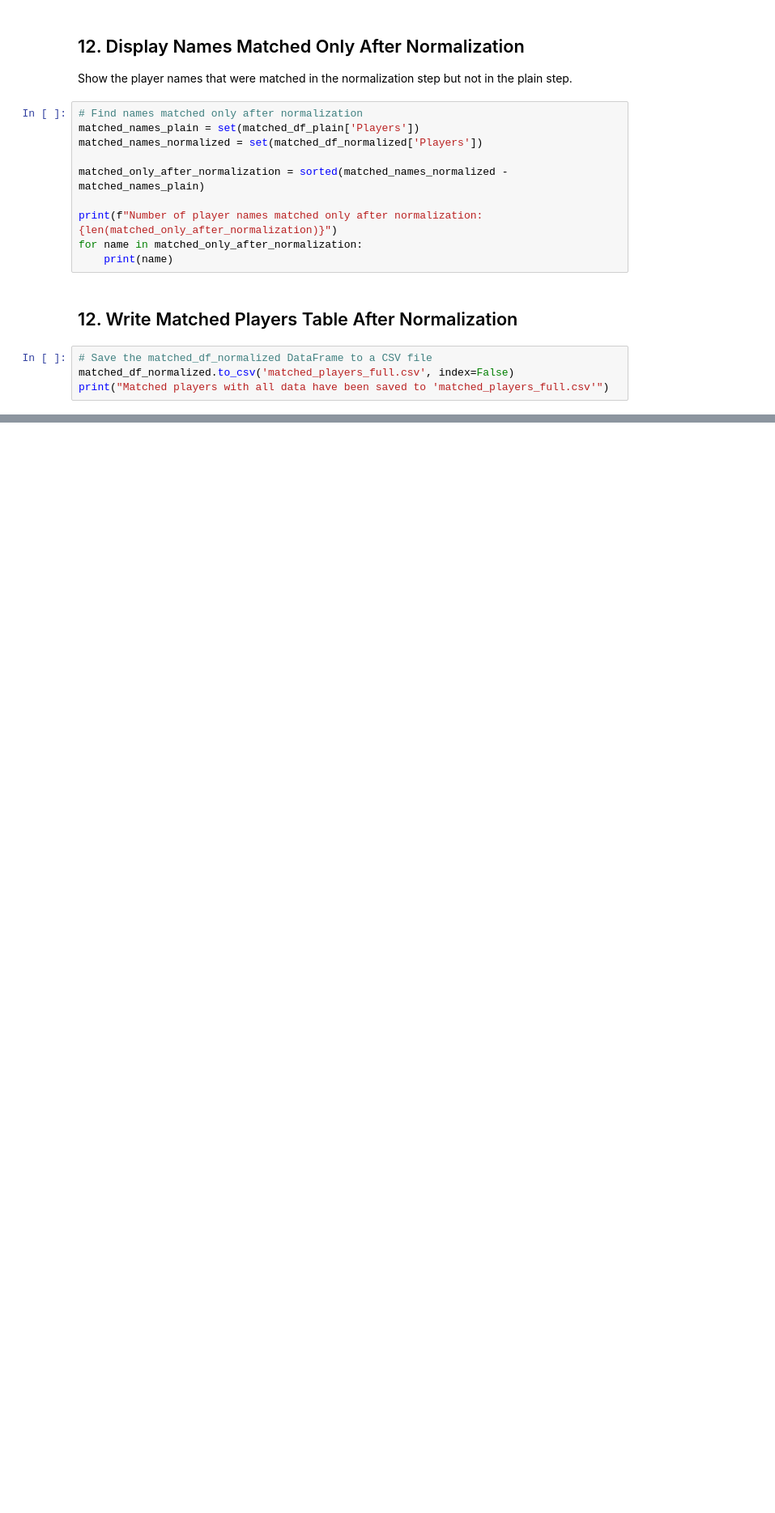
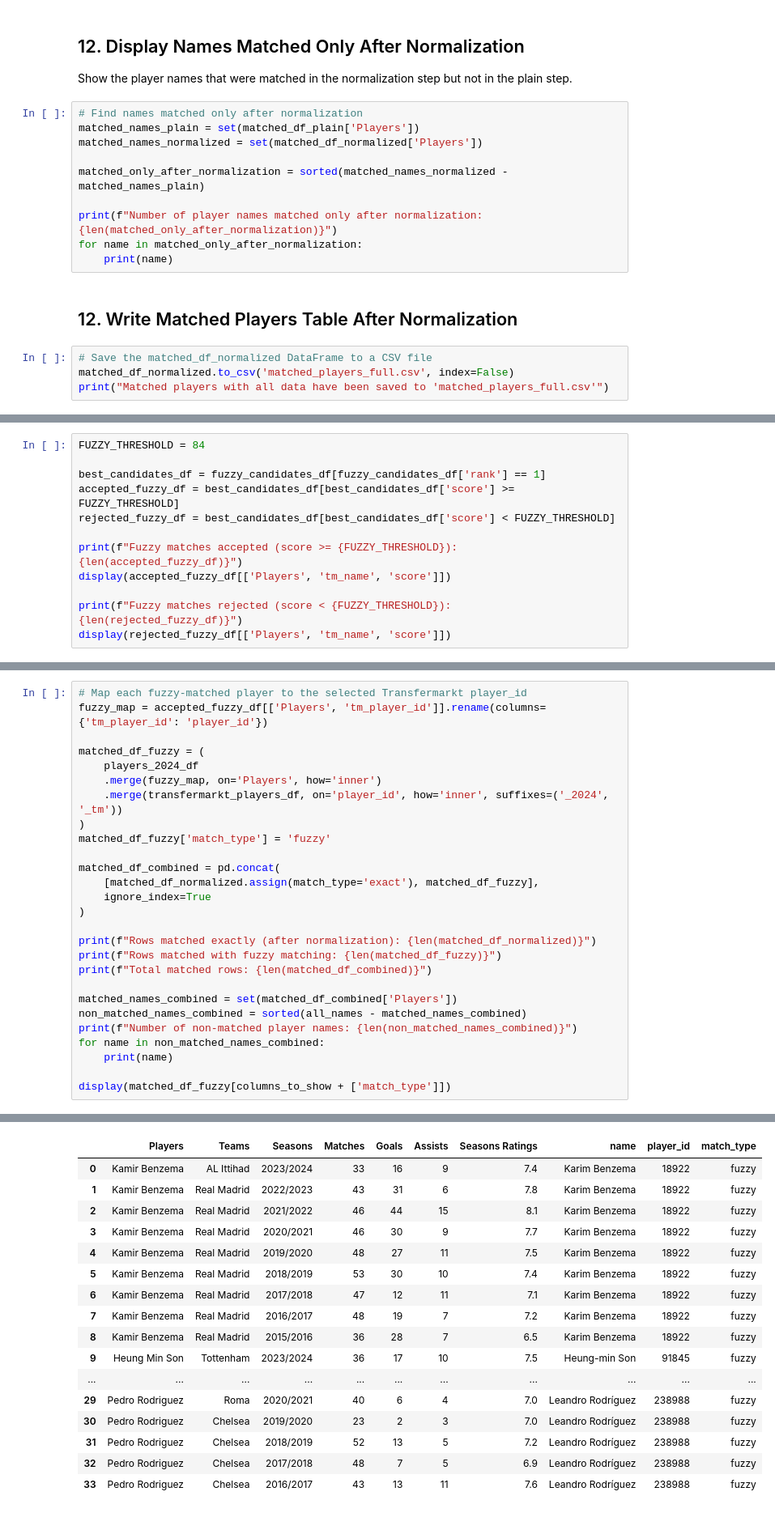
Before and after one commit to albertsuchvi/DataIntegrationQuality, a Jupyter notebook: Integration/01player_name_matching.ipynb, the cells around one changed output, grey strips where cells are left out. Shown at 81% size. Saved outputs shown, nothing was run; the diff lists cells and outputs as text; blank space fills up the shorter version.

Commit message:
Add fuzzy string matching to integration

```diff
--- a/Integration/01player_name_matching.ipynb
+++ b/Integration/01player_name_matching.ipynb
@@ -184,0 +351,12 @@ print("Matched players with all data have been saved to 'matched_players_full.cs
+# %%
+FUZZY_THRESHOLD = 84
+
+best_candidates_df = fuzzy_candidates_df[fuzzy_candidates_df['rank'] == 1]
+accepted_fuzzy_df = best_candidates_df[best_candidates_df['score'] >= FUZZY_THRESHOLD]
+rejected_fuzzy_df = best_candidates_df[best_candidates_df['score'] < FUZZY_THRESHOLD]
+
+print(f"Fuzzy matches accepted (score >= {FUZZY_THRESHOLD}): {len(accepted_fuzzy_df)}")
+display(accepted_fuzzy_df[['Players', 'tm_name', 'score']])
+
+print(f"Fuzzy matches rejected (score < {FUZZY_THRESHOLD}): {len(rejected_fuzzy_df)}")
+display(rejected_fuzzy_df[['Players', 'tm_name', 'score']])
@@ -184,0 +378,28 @@ print("Matched players with all data have been saved to 'matched_players_full.cs
+# %%
+# Map each fuzzy-matched player to the selected Transfermarkt player_id
+fuzzy_map = accepted_fuzzy_df[['Players', 'tm_player_id']].rename(columns={'tm_player_id': 'player_id'})
+
+matched_df_fuzzy = (
+    players_2024_df
+    .merge(fuzzy_map, on='Players', how='inner')
+    .merge(transfermarkt_players_df, on='player_id', how='inner', suffixes=('_2024', '_tm'))
+)
+matched_df_fuzzy['match_type'] = 'fuzzy'
+
+matched_df_combined = pd.concat(
+    [matched_df_normalized.assign(match_type='exact'), matched_df_fuzzy],
+    ignore_index=True
+)
+
+print(f"Rows matched exactly (after normalization): {len(matched_df_normalized)}")
+print(f"Rows matched with fuzzy matching: {len(matched_df_fuzzy)}")
+print(f"Total matched rows: {len(matched_df_combined)}")
+
+matched_names_combined = set(matched_df_combined['Players'])
+non_matched_names_combined = sorted(all_names - matched_names_combined)
+print(f"Number of non-matched player names: {len(non_matched_names_combined)}")
+for name in non_matched_names_combined:
+    print(name)
+
+display(matched_df_fuzzy[columns_to_show + ['match_type']])
+# %% [output]
@@ -184,0 +412,17 @@ print("Matched players with all data have been saved to 'matched_players_full.cs
+|  | Players | Teams | Seasons | Matches | Goals | Assists | Seasons Ratings | name | player_id | match_type |
+| 0 | Kamir Benzema | AL Ittihad | 2023/2024 | 33 | 16 | 9 | 7.4 | Karim Benzema | 18922 | fuzzy |
+| 1 | Kamir Benzema | Real Madrid | 2022/2023 | 43 | 31 | 6 | 7.8 | Karim Benzema | 18922 | fuzzy |
+| 2 | Kamir Benzema | Real Madrid | 2021/2022 | 46 | 44 | 15 | 8.1 | Karim Benzema | 18922 | fuzzy |
+| 3 | Kamir Benzema | Real Madrid | 2020/2021 | 46 | 30 | 9 | 7.7 | Karim Benzema | 18922 | fuzzy |
+| 4 | Kamir Benzema | Real Madrid | 2019/2020 | 48 | 27 | 11 | 7.5 | Karim Benzema | 18922 | fuzzy |
+| 5 | Kamir Benzema | Real Madrid | 2018/2019 | 53 | 30 | 10 | 7.4 | Karim Benzema | 18922 | fuzzy |
+| 6 | Kamir Benzema | Real Madrid | 2017/2018 | 47 | 12 | 11 | 7.1 | Karim Benzema | 18922 | fuzzy |
+| 7 | Kamir Benzema | Real Madrid | 2016/2017 | 48 | 19 | 7 | 7.2 | Karim Benzema | 18922 | fuzzy |
+| 8 | Kamir Benzema | Real Madrid | 2015/2016 | 36 | 28 | 7 | 6.5 | Karim Benzema | 18922 | fuzzy |
+| 9 | Heung Min Son | Tottenham | 2023/2024 | 36 | 17 | 10 | 7.5 | Heung-min Son | 91845 | fuzzy |
+| ... | ... | ... | ... | ... | ... | ... | ... | ... | ... | ... |
+| 29 | Pedro Rodriguez | Roma | 2020/2021 | 40 | 6 | 4 | 7.0 | Leandro Rodríguez | 238988 | fuzzy |
+| 30 | Pedro Rodriguez | Chelsea | 2019/2020 | 23 | 2 | 3 | 7.0 | Leandro Rodríguez | 238988 | fuzzy |
+| 31 | Pedro Rodriguez | Chelsea | 2018/2019 | 52 | 13 | 5 | 7.2 | Leandro Rodríguez | 238988 | fuzzy |
+| 32 | Pedro Rodriguez | Chelsea | 2017/2018 | 48 | 7 | 5 | 6.9 | Leandro Rodríguez | 238988 | fuzzy |
+| 33 | Pedro Rodriguez | Chelsea | 2016/2017 | 43 | 13 | 11 | 7.6 | Leandro Rodríguez | 238988 | fuzzy |
```
Also changed, not shown: parts of 14 cells of this notebook, 2 other files.
